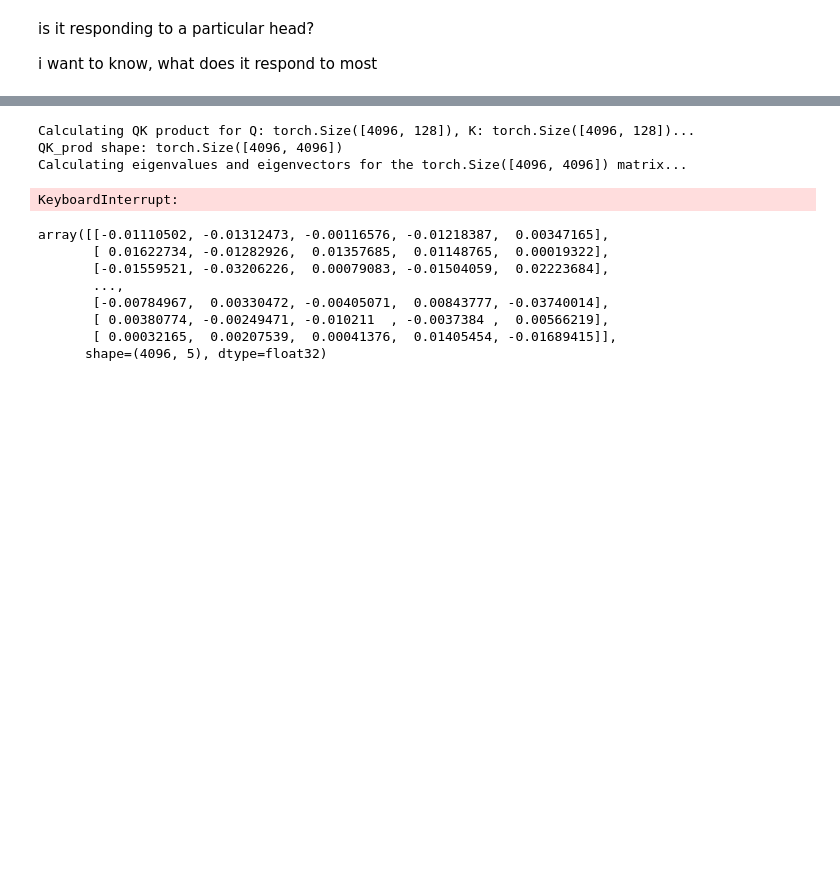
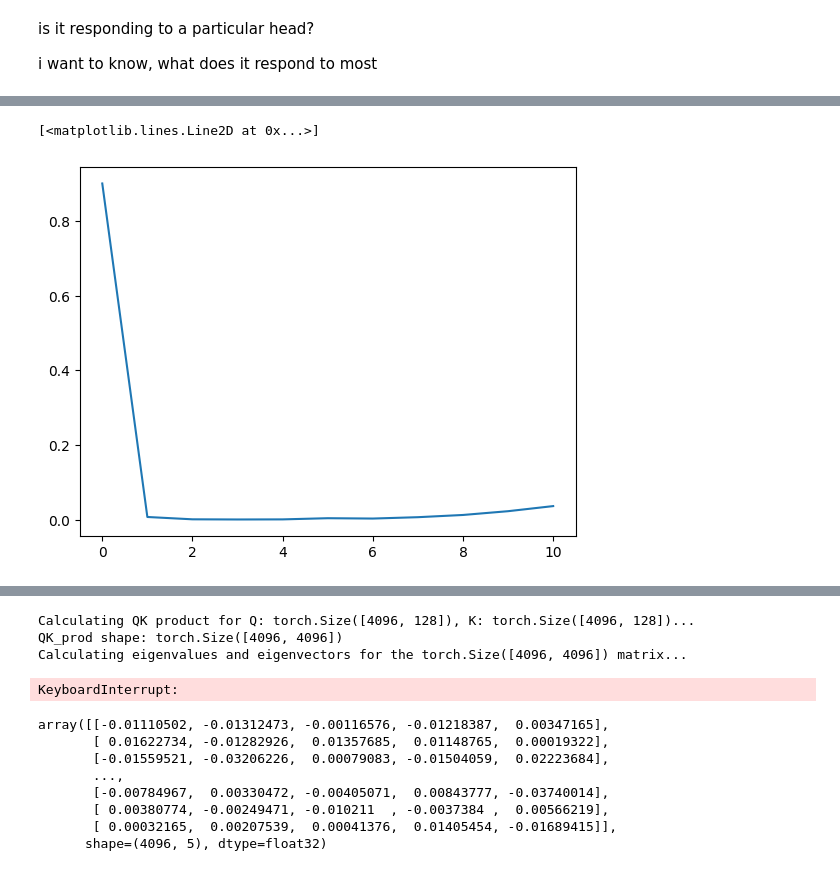
Before and after one commit to durrcommasteven/mech_interp_research, a Jupyter notebook: circuit_investigation.ipynb, the cells around one changed output, grey strips where cells are left out. Cells and saved outputs as stored; diff of their text form; code cells hidden in the pictures; blank space fills up the shorter version.

```diff
--- a/circuit_investigation.ipynb
+++ b/circuit_investigation.ipynb
@@ -138,0 +310,5 @@ QK_prod = torch.einsum('i j, k j -> i k', Q, K)
+# %%
+plt.plot(attn_think.cpu()[-1, :])
+# %% [output]
+[<matplotlib.lines.Line2D at 0x...>]
+[figure, added]
```
Also changed, not shown: parts of 41 cells of this notebook.
